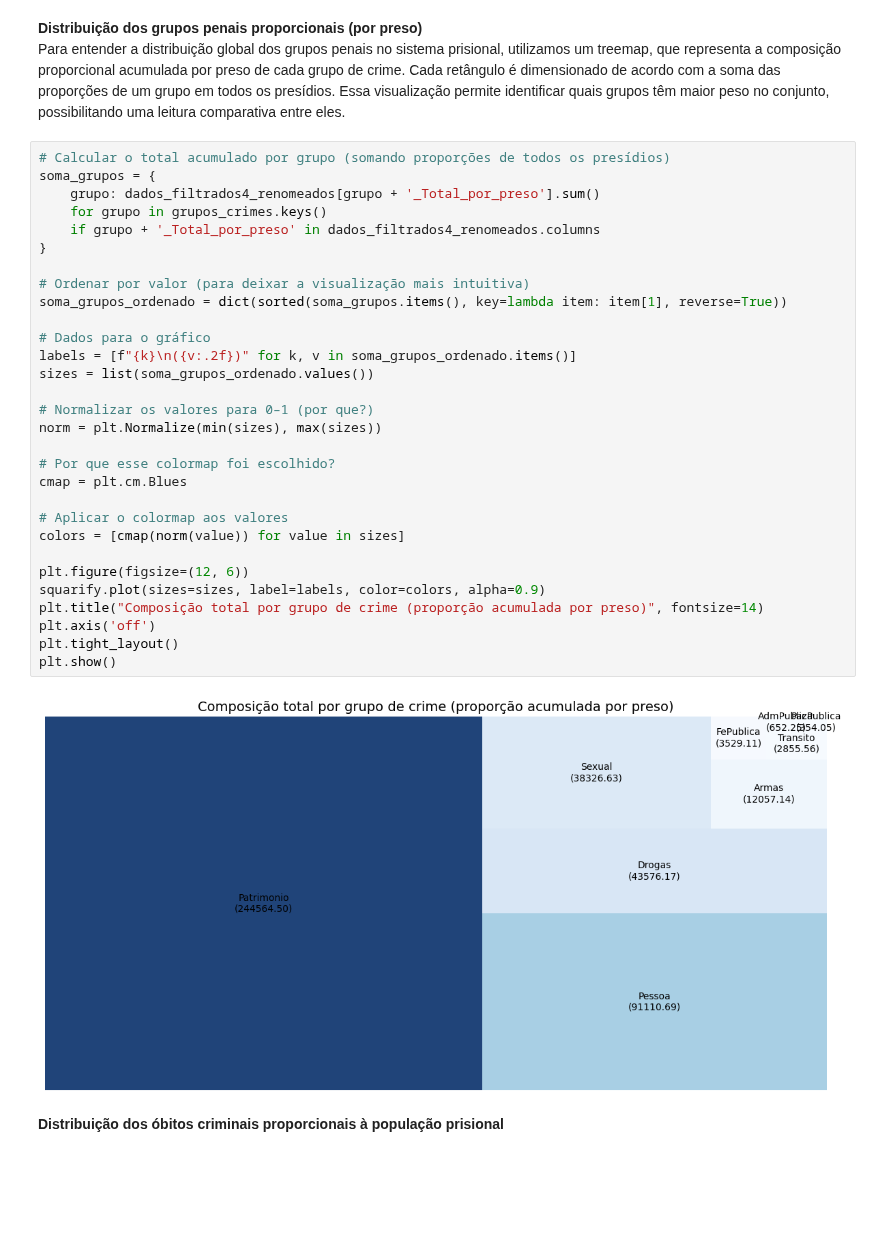
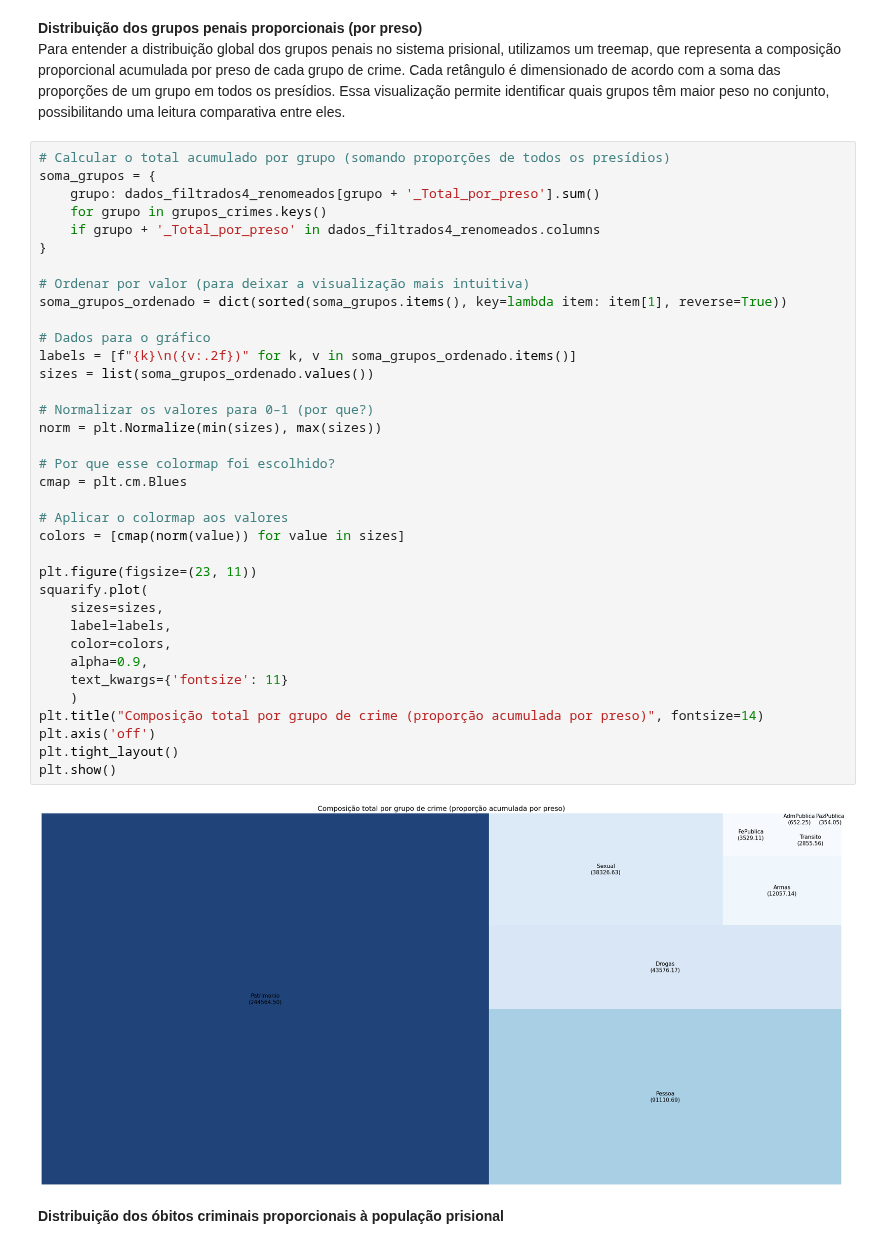
Before and after one commit to Caio-Brega/introducao-ciencia-dos-dados, a Jupyter notebook: TP_ICD.ipynb, the cells around one changed output. Cells and saved outputs as stored; diff of their text form; blank space fills up the shorter version.

```diff
--- a/TP_ICD.ipynb
+++ b/TP_ICD.ipynb
@@ -1128,35 +1128,41 @@ Essa visualização permite identificar quais grupos têm maior peso no conjunto
 # %%
 # Calcular o total acumulado por grupo (somando proporções de todos os presídios)
 soma_grupos = {
     grupo: dados_filtrados4_renomeados[grupo + '_Total_por_preso'].sum()
     for grupo in grupos_crimes.keys()
     if grupo + '_Total_por_preso' in dados_filtrados4_renomeados.columns
 }
 
 # Ordenar por valor (para deixar a visualização mais intuitiva)
 soma_grupos_ordenado = dict(sorted(soma_grupos.items(), key=lambda item: item[1], reverse=True))
 
 # Dados para o gráfico
 labels = [f"{k}\n({v:.2f})" for k, v in soma_grupos_ordenado.items()]
 sizes = list(soma_grupos_ordenado.values())
 
 # Normalizar os valores para 0–1 (por que?)
 norm = plt.Normalize(min(sizes), max(sizes))
 
 # Por que esse colormap foi escolhido?
 cmap = plt.cm.Blues
 
 # Aplicar o colormap aos valores
 colors = [cmap(norm(value)) for value in sizes]
 
-plt.figure(figsize=(12, 6))
-squarify.plot(sizes=sizes, label=labels, color=colors, alpha=0.9)
+plt.figure(figsize=(23, 11))
+squarify.plot(
+    sizes=sizes,
+    label=labels,
+    color=colors,
+    alpha=0.9,
+    text_kwargs={'fontsize': 11}
+    )
 plt.title("Composição total por grupo de crime (proporção acumulada por preso)", fontsize=14)
 plt.axis('off')
 plt.tight_layout()
 plt.show()
 # %% [output]
-[figure, old version]
+[figure, new version]
 # %% [markdown]
 **Distribuição dos óbitos criminais proporcionais à população prisional**
 # %%
```
